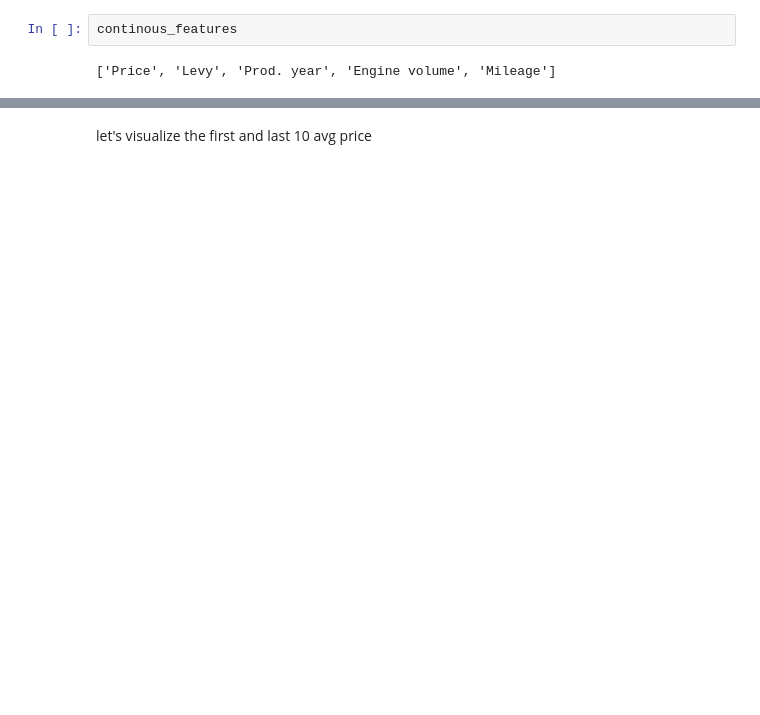
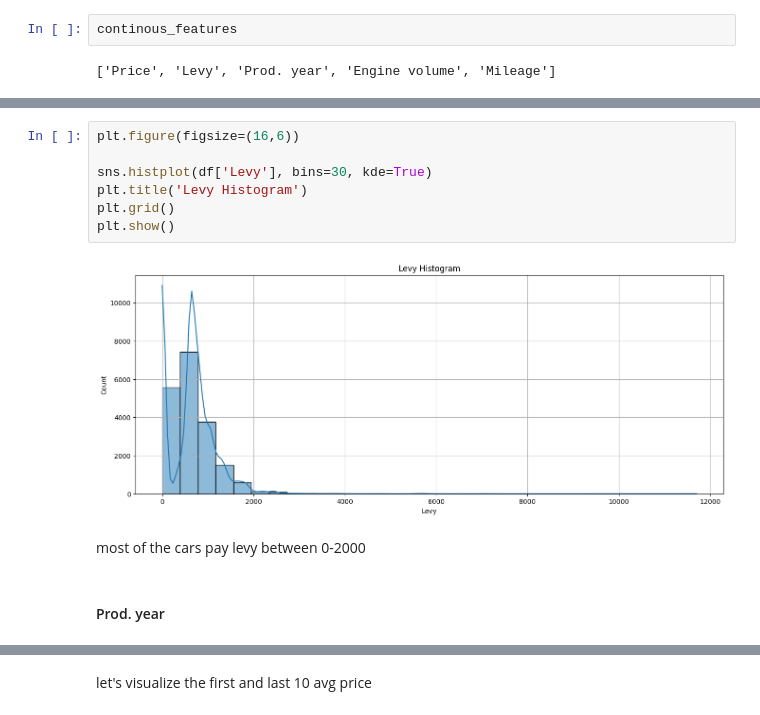
Before and after one commit to ahmeddiab1234/End-to-End-Car-Price-prediction, a Jupyter notebook: EDA.ipynb, the cells around one changed output, grey strips where cells are left out. Drawn from its saved outputs; the diff is of its cells as text; blank space fills up the shorter version.

```diff
--- a/EDA.ipynb
+++ b/EDA.ipynb
@@ -664,0 +671,13 @@ and we can see the gap between `LAMBORGHINI` and the secend `BENTLEY` it about 5
+# %%
+plt.figure(figsize=(16,6))
+
+sns.histplot(df['Levy'], bins=30, kde=True)
+plt.title('Levy Histogram')
+plt.grid()
+plt.show()
+# %% [output]
+[figure, added]
+# %% [markdown]
+most of the cars pay levy between 0-2000
+# %% [markdown]
+#### Prod. year
```
Also changed, not shown: parts of 25 cells of this notebook, 1 other file.
